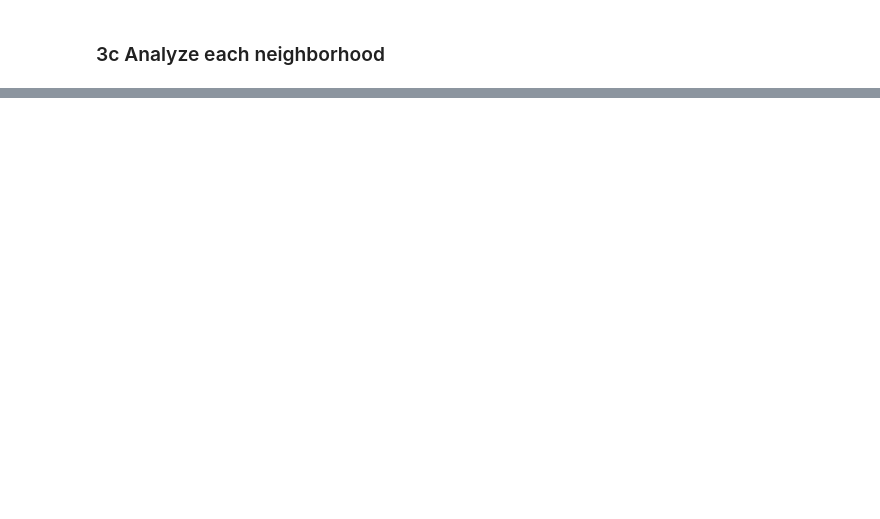
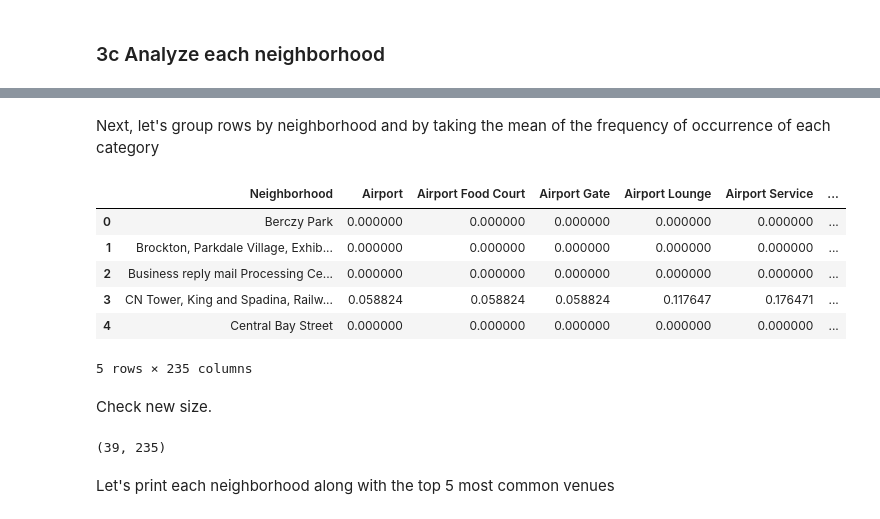
Before and after one commit to jodietrich/Coursera_Capstone, a Jupyter notebook: toronto_segmenting_and_clustering.ipynb, the cells around one changed output, grey strips where cells are left out. Drawn from its saved outputs; the diff is of its cells as text; code cells hidden in the pictures; blank space fills up the shorter version.

```diff
--- a/toronto_segmenting_and_clustering.ipynb
+++ b/toronto_segmenting_and_clustering.ipynb
@@ -385,0 +405,7 @@ There are 235 uniques categories.
+# %%
+# one hot encoding
+toronto_onehot = pd.get_dummies(toronto_venues[['Venue Category']], prefix="", prefix_sep="")
+
+toronto_onehot = pd.concat([toronto_venues['Neighborhood'], toronto_onehot], axis=1)
+print(toronto_onehot.shape)
+toronto_onehot.head()
@@ -385,0 +421,21 @@ There are 235 uniques categories.
+# %% [markdown]
+Next, let's group rows by neighborhood and by taking the mean of the frequency of occurrence of each category
+# %%
+toronto_grouped = toronto_onehot.groupby('Neighborhood').mean().reset_index()
+toronto_grouped.head()
+# %% [output]
+|  | Neighborhood | Airport | Airport Food Court | Airport Gate | Airport Lounge | Airport Service | ... |
+| 0 | Berczy Park | 0.000000 | 0.000000 | 0.000000 | 0.000000 | 0.000000 | ... |
+| 1 | Brockton, Parkdale Village, Exhib... | 0.000000 | 0.000000 | 0.000000 | 0.000000 | 0.000000 | ... |
+| 2 | Business reply mail Processing Ce... | 0.000000 | 0.000000 | 0.000000 | 0.000000 | 0.000000 | ... |
+| 3 | CN Tower, King and Spadina, Railw... | 0.058824 | 0.058824 | 0.058824 | 0.117647 | 0.176471 | ... |
+| 4 | Central Bay Street | 0.000000 | 0.000000 | 0.000000 | 0.000000 | 0.000000 | ... |
+5 rows × 235 columns
+# %% [markdown]
+Check new size.
+# %%
+toronto_grouped.shape
+# %% [output]
+(39, 235)
+# %% [markdown]
+Let's print each neighborhood along with the top 5 most common venues
```
Also changed, not shown: parts of 13 cells of this notebook.
